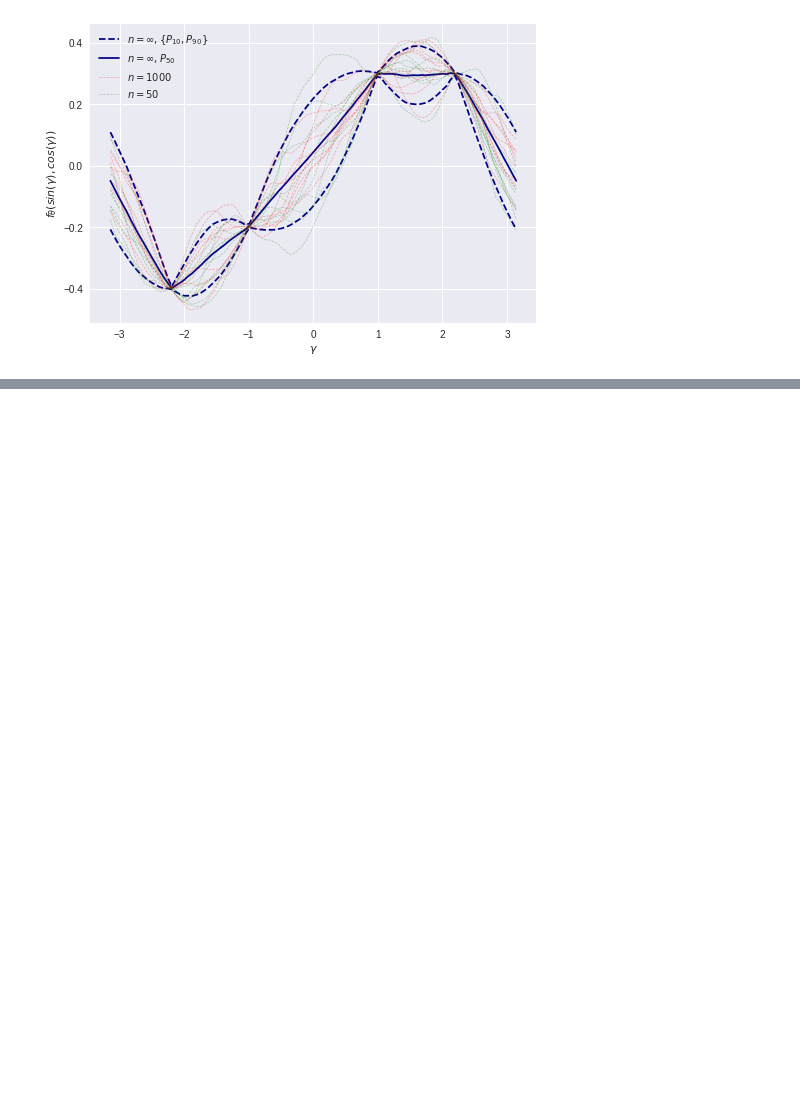
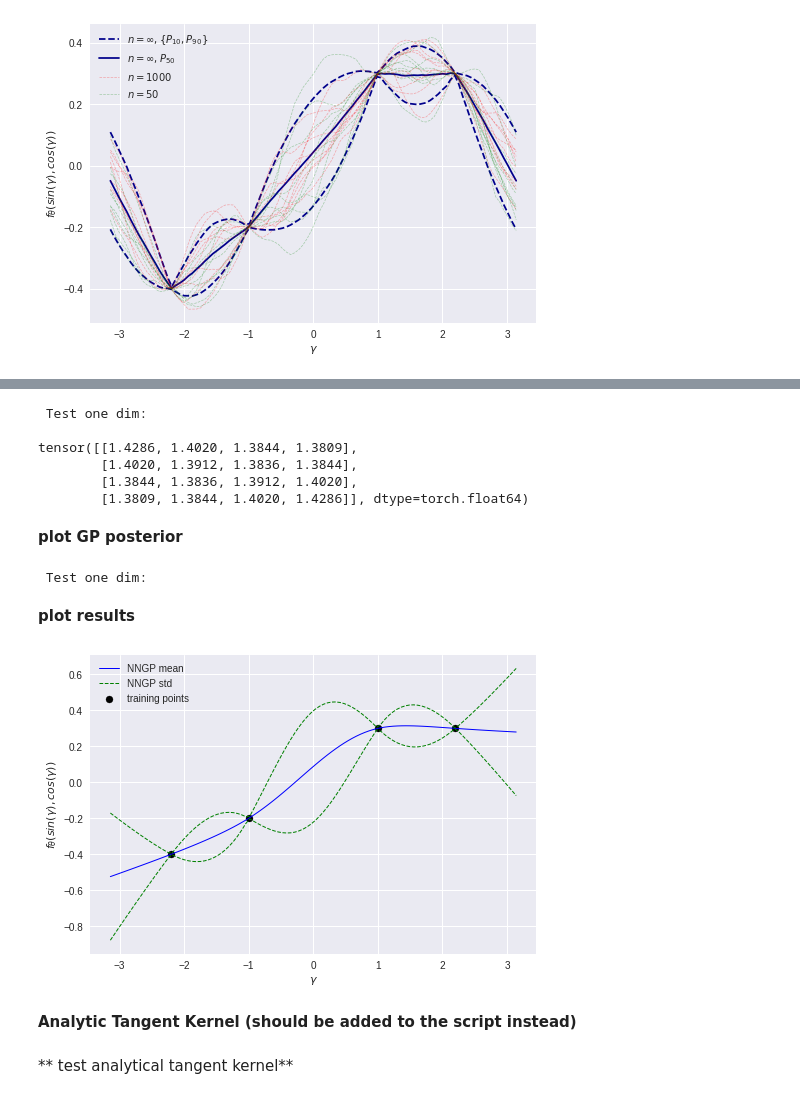
Before and after one commit to bobby-he/Neural_Tangent_Kernel, a Jupyter notebook: notebooks/anaytic_kernels.ipynb, the cells around one changed output, grey strips where cells are left out. Drawn from its saved outputs; the diff is of its cells as text; code cells hidden in the pictures; blank space fills up the shorter version.

```diff
--- a/notebooks/anaytic_kernels.ipynb
+++ b/notebooks/anaytic_kernels.ipynb
@@ -225,0 +293,19 @@ Completed initialisation 9
+# %%
+bias_variance = 0.5
+variance = 0.7
+num_hidden_layers = 4
+print("\n Test one dim: \n")
+input_dim = 1
+X = torch.from_numpy(np.atleast_2d( np.linspace( -0.5 , 0.5 , 4 ) ).T)
+test_kernel = DeepArcCosine(input_dim = input_dim, num_steps = num_hidden_layers, variance=variance, bias_variance = bias_variance)
+a=test_kernel.K(X,X)
+print(a)
+# %% [output]
+ Test one dim:
+
+tensor([[1.4286, 1.4020, 1.3844, 1.3809],
+        [1.4020, 1.3912, 1.3836, 1.3844],
+        [1.3844, 1.3836, 1.3912, 1.4020],
+        [1.3809, 1.3844, 1.4020, 1.4286]], dtype=torch.float64)
+# %% [markdown]
+**plot GP posterior**
@@ -225,0 +314,56 @@ Completed initialisation 9
+# %%
+
+bias_variance = 0.5
+variance = 0.7
+num_hidden_layers = 4
+n_test = 100
+print("\n Test one dim: \n")
+input_dim = 1
+input_train = np.array([-2.2, -1, 1, 2.2])
+input_test = np.linspace( -np.pi , np.pi , n_test )
+target_train = np.array([-0.4, -0.2, 0.3, 0.3])
+
+X = torch.from_numpy(np.atleast_2d(input_train).T)
+Y = torch.from_numpy(np.atleast_2d(target_train).T)
+X_star = torch.from_numpy(np.atleast_2d(input_test).T)
+test_kernel = DeepArcCosine(input_dim = input_dim, num_steps = num_hidden_layers, variance=variance, bias_variance = bias_variance)
+K_star = test_kernel.K(X_star,X)
+K_ss = test_kernel.K(X_star,X_star)
+K = test_kernel.K(X,X)
+
+
+# using https://github.com/RInterested/SIMULATIONS_and_PROOFS/blob/master/Gaussian%20process%20in%20Python%20and%20R
+# mean
+# using https://github.com/RInterested/SIMULATIONS_and_PROOFS/blob/master/Gaussian%20process%20in%20Python%20and%20R
+# mean
+L = np.linalg.cholesky(K.numpy())   #+ jitter? 0.00005 * np.eye(4)
+K_s = K_star.t()
+Lk = np.linalg.solve(L, K_s) # Results in a (5, 50) matrix corresponding to L^{-1} K_s
+mean_star = np.dot(Lk.T, np.linalg.solve(L, Y)).reshape((n_test,))
+
+
+# variance
+s2 = np.diag(K_ss) - np.sum(Lk**2, axis=0)
+stdv = np.sqrt(s2)
+# %% [output]
+ Test one dim:
+# %% [markdown]
+**plot results**
+# %%
+plt.scatter(input_train, target_train, color='black',label = 'training points')
+plt.plot(input_test, mean_star, color='blue',
+           linestyle='-', alpha = 1,  label = 'NNGP mean', linewidth = 1)
+plt.plot(input_test, mean_star+2*stdv, color='green',
+           linestyle='--', alpha = 1,  label = 'NNGP std', linewidth = 1)
+plt.plot(input_test, mean_star-2*stdv, color='green',
+           linestyle='--', alpha = 1, linewidth = 1)
+plt.xlabel('$\gamma$')
+plt.ylabel('$f_{ \\theta}(sin(\gamma),cos(\gamma))$')
+handles, labels = plt.gca().get_legend_handles_labels()
+by_label = OrderedDict(zip(labels, handles))
+plt.legend(by_label.values(), by_label.keys(), loc = 'upper left')
+plt.show()
+# %% [output]
+[figure, added]
+# %% [markdown]
+**Analytic Tangent Kernel (should be added to the script instead)**
@@ -225,0 +480,2 @@ Completed initialisation 9
+# %% [markdown]
+** test analytical tangent kernel**
```
Also changed, not shown: parts of 14 cells of this notebook.
